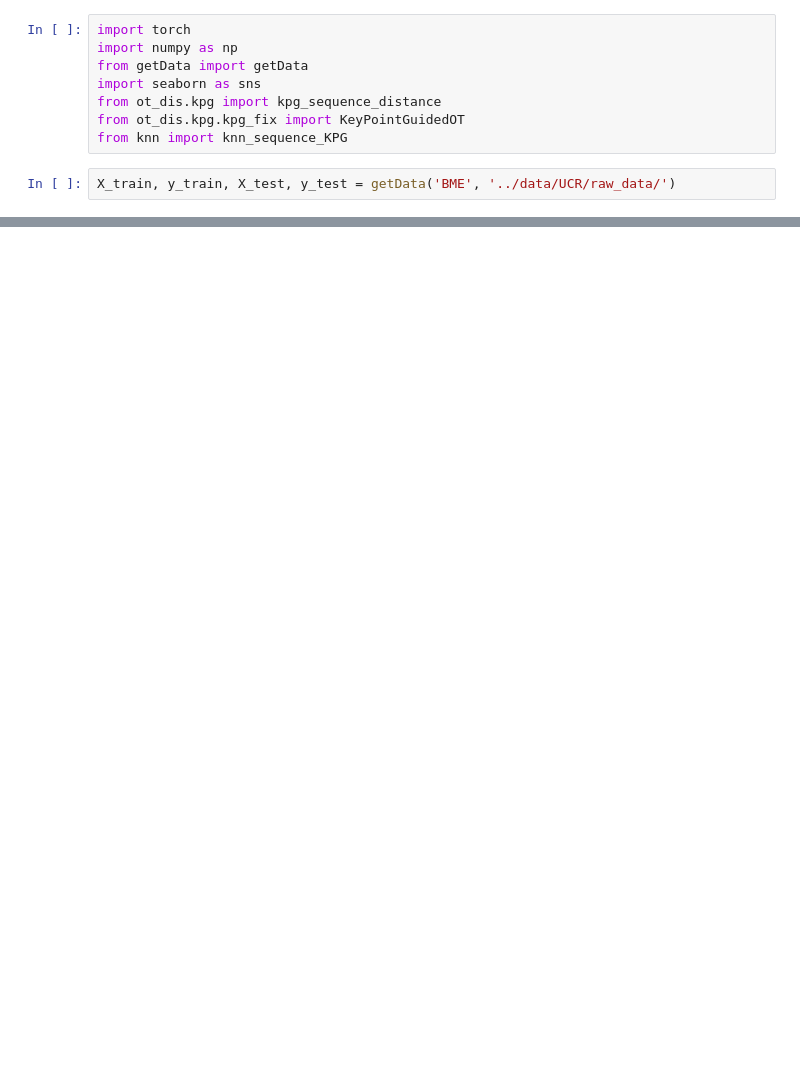
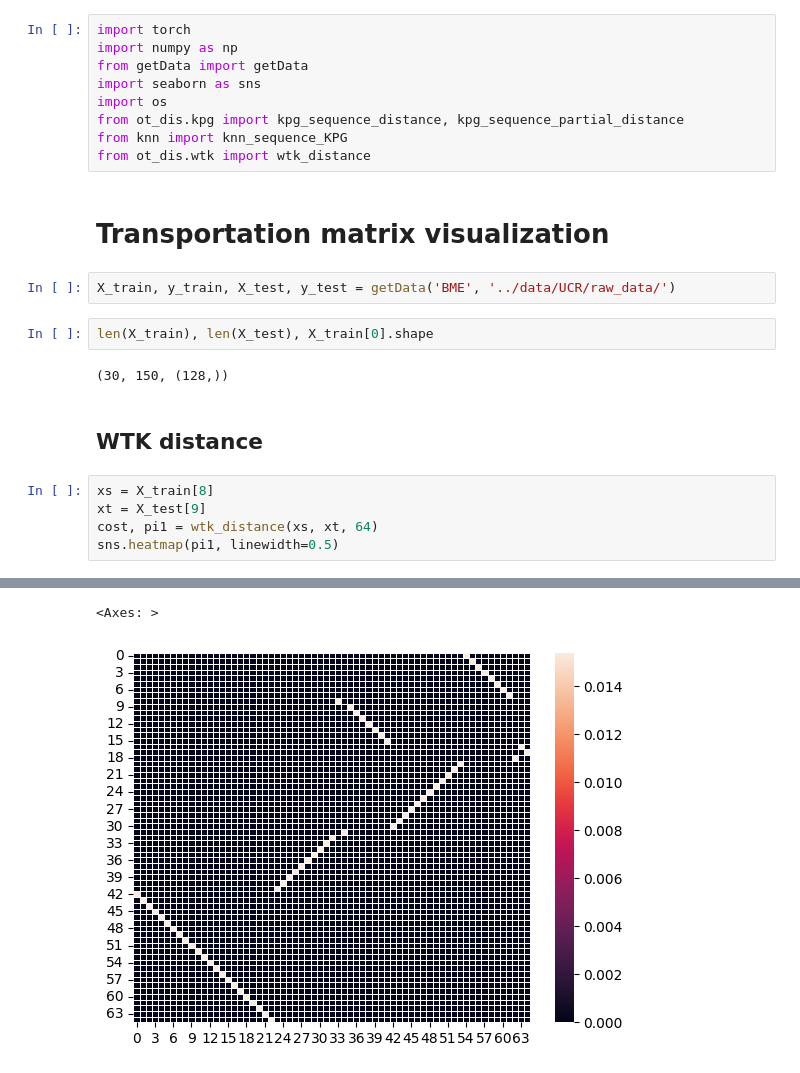
Before and after one commit to hanahhh/WTK-distance, a Jupyter notebook: examples/knn_kpg.ipynb, the cells around one changed output, grey strips where cells are left out. Saved outputs shown, nothing was run; the diff lists cells and outputs as text; blank space fills up the shorter version.

Commit message:
fix distance

```diff
--- a/examples/knn_kpg.ipynb
+++ b/examples/knn_kpg.ipynb
@@ -3,8 +21,23 @@ import torch
 import numpy as np
 from getData import getData
 import seaborn as sns
-from ot_dis.kpg import kpg_sequence_distance
-from ot_dis.kpg.kpg_fix import KeyPointGuidedOT
+import os
+from ot_dis.kpg import kpg_sequence_distance, kpg_sequence_partial_distance
 from knn import knn_sequence_KPG
+from ot_dis.wtk import wtk_distance
+# %% [markdown]
+# Transportation matrix visualization
 # %%
 X_train, y_train, X_test, y_test = getData('BME', '../data/UCR/raw_data/')
+# %%
+len(X_train), len(X_test), X_train[0].shape
+# %% [output]
+(30, 150, (128,))
+# %% [markdown]
+## WTK distance
+# %%
+xs = X_train[8]
+xt = X_test[9]
+cost, pi1 = wtk_distance(xs, xt, 64)
+sns.heatmap(pi1, linewidth=0.5)
+# %% [output]
@@ -10,0 +61,2 @@ X_train, y_train, X_test, y_test = getData('BME', '../data/UCR/raw_data/')
+<Axes: >
+[figure, added]
```
Also changed, not shown: parts of 10 cells of this notebook, 6 other files.
